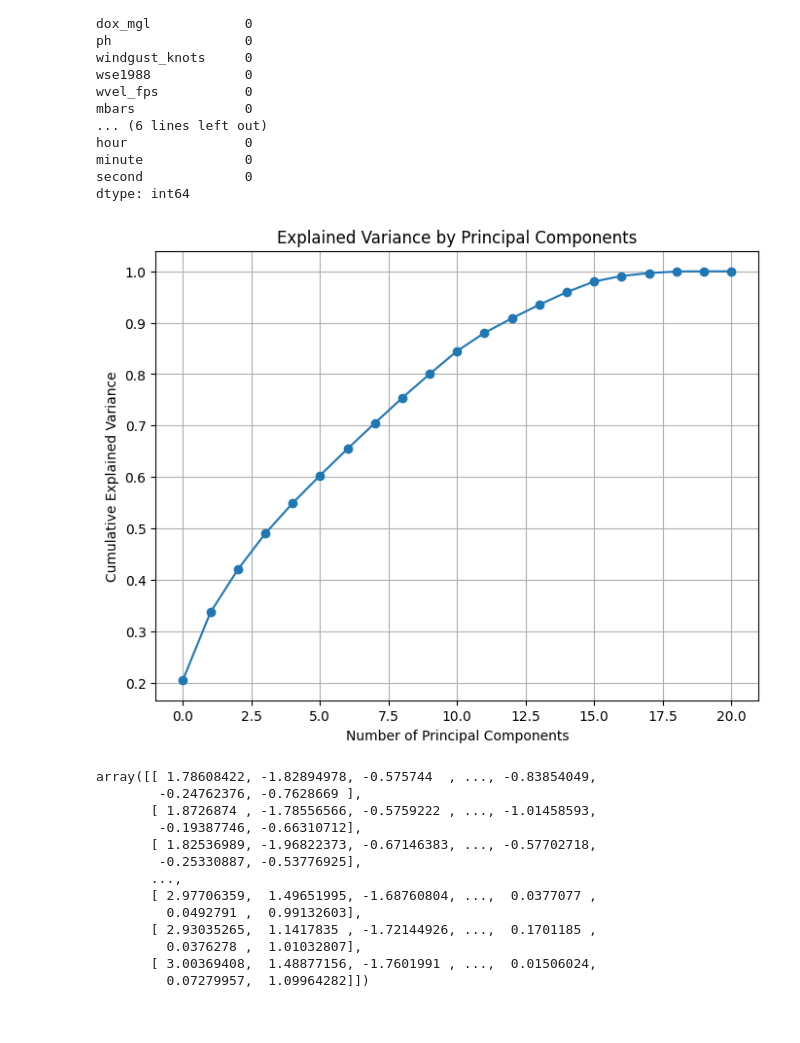
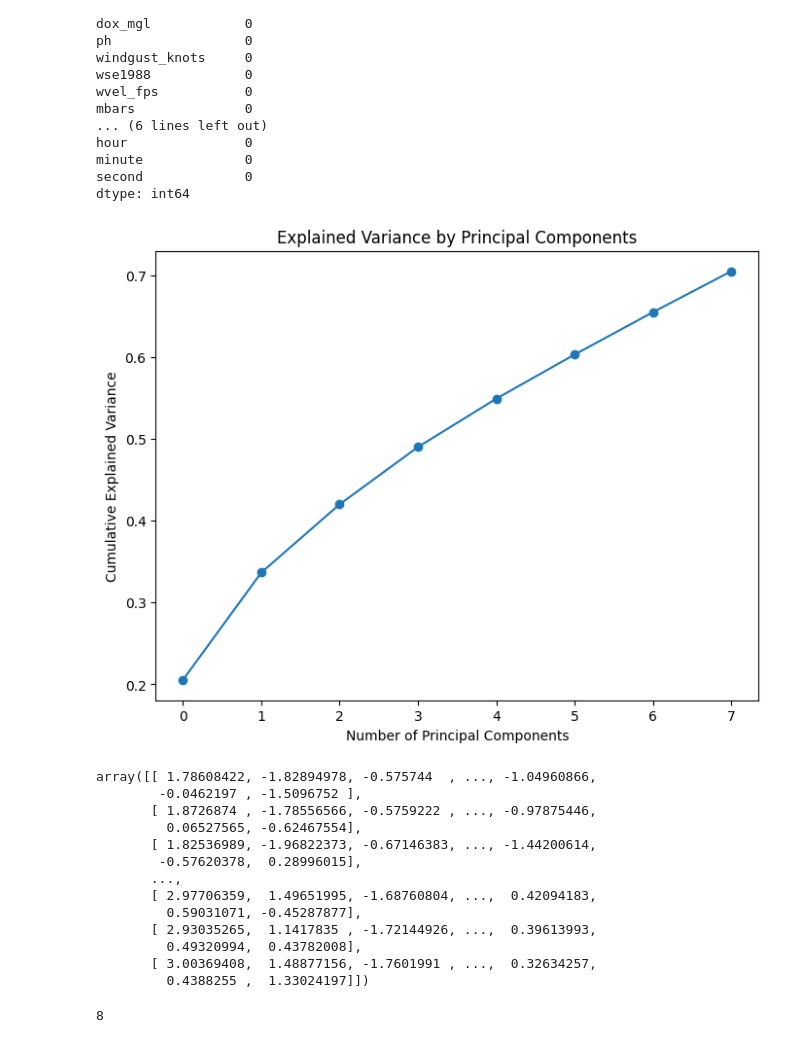
Before and after one commit to dmccormick15/ds-interviews, a Jupyter notebook: src/feature_engineering.ipynb, the cells around one changed output. Saved outputs shown, nothing was run; the diff lists cells and outputs as text; code cells hidden in the pictures.

```diff
--- a/src/feature_engineering.ipynb
+++ b/src/feature_engineering.ipynb
@@ -60,39 +60,43 @@ minute             0
 second             0
 dtype: int64
 # %%
-# Step 2: Standardize the data
+# test Standard Scaler
 scaler = StandardScaler()
 X_scaled = scaler.fit_transform(df_no_datetime)
 
-# Step 3: Apply PCA to retain 90% of variance
-pca = PCA()
+# test PCA
+pca = PCA(n_components=0.7)
 X_pca = pca.fit_transform(X_scaled)
 # %%
 plt.figure(figsize=(8, 6))
 plt.plot(np.cumsum(pca.explained_variance_ratio_), marker='o')
 plt.xlabel('Number of Principal Components')
 plt.ylabel('Cumulative Explained Variance')
 plt.title('Explained Variance by Principal Components')
-plt.grid(True)
+# plt.grid(True)
 plt.show()
 # %% [output]
-[figure, old version]
+[figure, new version]
 # %%
 X_pca
 # %% [output]
-array([[ 1.78608422, -1.82894978, -0.575744  , ..., -0.83854049,
-        -0.24762376, -0.7628669 ],
-       [ 1.8726874 , -1.78556566, -0.5759222 , ..., -1.01458593,
-        -0.19387746, -0.66310712],
-       [ 1.82536989, -1.96822373, -0.67146383, ..., -0.57702718,
-        -0.25330887, -0.53776925],
+array([[ 1.78608422, -1.82894978, -0.575744  , ..., -1.04960866,
+        -0.0462197 , -1.5096752 ],
+       [ 1.8726874 , -1.78556566, -0.5759222 , ..., -0.97875446,
+         0.06527565, -0.62467554],
+       [ 1.82536989, -1.96822373, -0.67146383, ..., -1.44200614,
+        -0.57620378,  0.28996015],
        ...,
-       [ 2.97706359,  1.49651995, -1.68760804, ...,  0.0377077 ,
-         0.0492791 ,  0.99132603],
-       [ 2.93035265,  1.1417835 , -1.72144926, ...,  0.1701185 ,
-         0.0376278 ,  1.01032807],
-       [ 3.00369408,  1.48877156, -1.7601991 , ...,  0.01506024,
-         0.07279957,  1.09964282]])
+       [ 2.97706359,  1.49651995, -1.68760804, ...,  0.42094183,
+         0.59031071, -0.45287877],
+       [ 2.93035265,  1.1417835 , -1.72144926, ...,  0.39613993,
+         0.49320994,  0.43782008],
+       [ 3.00369408,  1.48877156, -1.7601991 , ...,  0.32634257,
+         0.4388255 ,  1.33024197]])
+# %%
+len(pca.components_)
+# %% [output]
+8
 # %%
 feature_contributions = pd.DataFrame(pca.components_, columns=df_no_datetime.columns)
 print("Feature contributions to the first principal component:")
```
Also changed, not shown: parts of 5 cells of this notebook, 2 other files.
